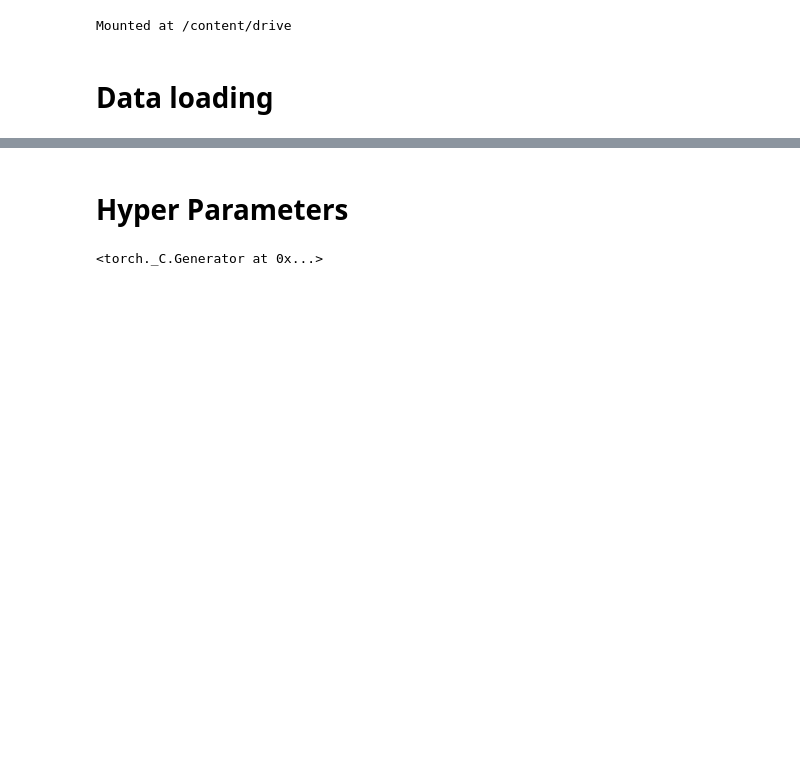
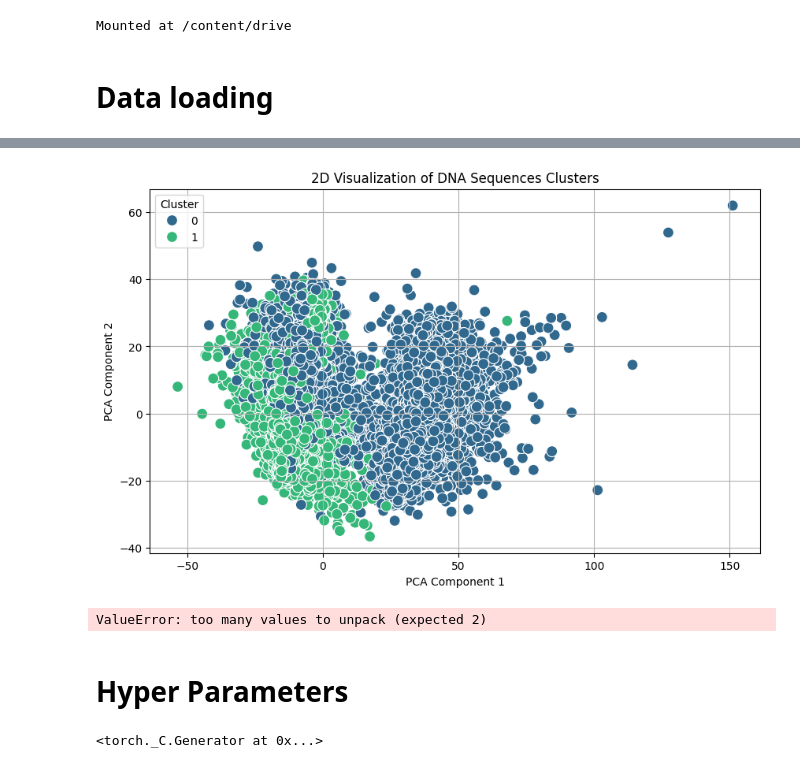
Before and after one commit to BlastOfMihh/Thrill, a Jupyter notebook: transformer.ipynb, the cells around one changed output, grey strips where cells are left out. Cells and saved outputs as stored; diff of their text form; code cells hidden in the pictures; blank space fills up the shorter version.

```diff
--- a/transformer.ipynb
+++ b/transformer.ipynb
@@ -7,6 +7,9 @@ Mounted at /content/drive
 # Data loading
 # %%
 import random
+
+MODERN=1
+ANCIENT=0
 
 def get_dna_sequences(f):
   dnas=f.readlines()[1::4]
@@ -19,7 +22,6 @@ with open("/content/drive/MyDrive/license2thrill/Data/Ancient/C132_1.fastq", "r"
 with open("/content/drive/MyDrive/license2thrill/Data/Ancient/C132_2.fastq", "r") as f:
   ancient2=get_dna_sequences(f)
 
-
 with open("/content/drive/MyDrive/license2thrill/Data/Modern/T1_1.fastq", "r") as f:
   modern1=get_dna_sequences(f)
 
@@ -52,3 +96,46 @@ dataset[:10]
+# %%
+# Sample DNA sequences
+sequences = [x[0] for x in dataset]
+
+# Convert sequences to k-mer frequency (k=2)
+vectorizer = CountVectorizer(analyzer='char', ngram_range=(2, 2))
+X = vectorizer.fit_transform(sequences).toarray()
+
+labels = [x[1] for x in dataset]
+
+
+# Dimensionality reduction using PCA
+pca = PCA(n_components=2)
+X_reduced = pca.fit_transform(X)
+# %%
+
+# # Dimensionality reduction using t-SNE
+# tsne = TSNE(n_components=2, random_state=0)
+# X_reduced = tsne.fit_transform(X)
+
+# Plotting
+plt.figure(figsize=(10, 6))
+sns.scatterplot(x=X_reduced[:, 0], y=X_reduced[:, 1], hue=labels, palette='viridis', s=100)
+plt.title('2D Visualization of DNA Sequences Clusters')
+plt.xlabel('PCA Component 1')
+plt.ylabel('PCA Component 2')
+plt.legend(title='Cluster')
+plt.grid()
+plt.show()
+
+x_red_modern=[]
+for i in range(len(sequences)):
+  _, label = sequences[i]
+  if label==MODERN:
+    x_red_modern.append(x_red_modern[i])
+
+
+sns.scatterplot(x=x_red_modern, y=x_red_modern[:, 1], hue=labels, palette='viridis', s=100)
+plt.grid()
+plt.show()
+# %% [output]
+[figure, added]
+ValueError: too many values to unpack (expected 2)
 # %% [markdown]
 # Hyper Parameters
 # %%
```
Also changed, not shown: parts of 2 cells of this notebook.
